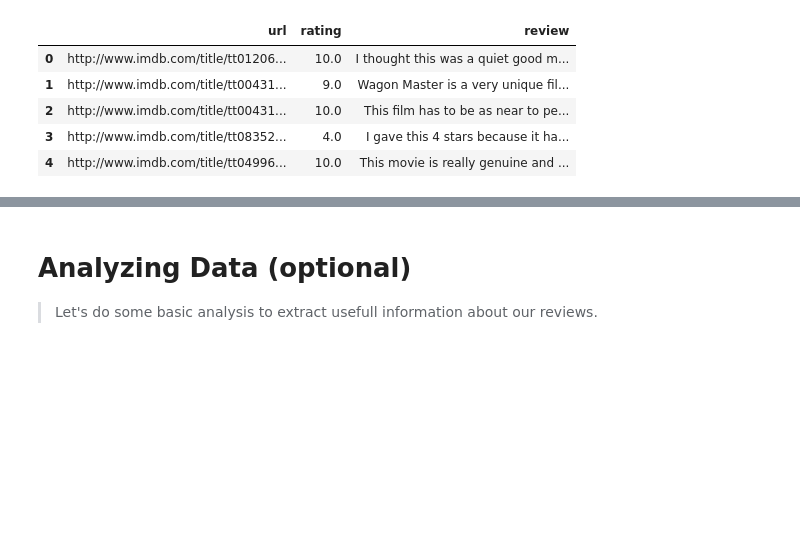
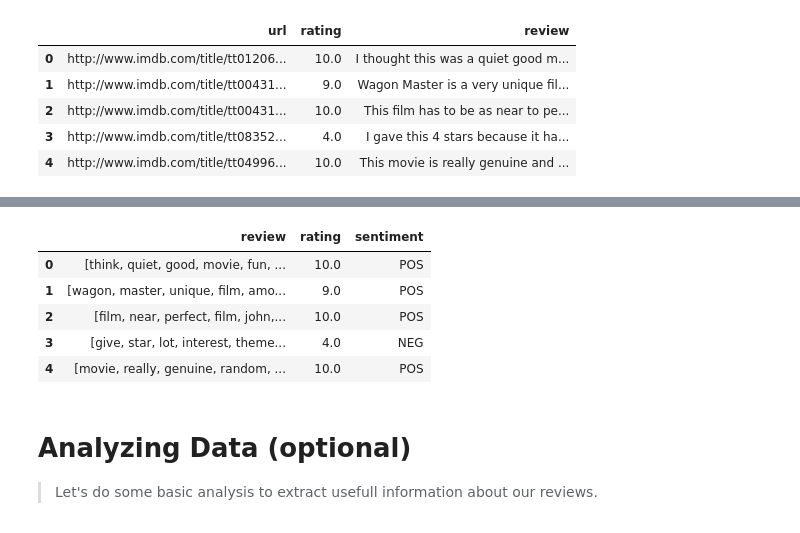
Before and after one commit to EliasEconomou/AI2-Natural-Language-Processing, a Jupyter notebook: Natural_Language_Processing_1.ipynb, the cells around one changed output, grey strips where cells are left out. Saved outputs shown, nothing was run; the diff lists cells and outputs as text; code cells hidden in the pictures; blank space fills up the shorter version.

```diff
--- a/Natural_Language_Processing_1.ipynb
+++ b/Natural_Language_Processing_1.ipynb
@@ -66,0 +132,8 @@ initDF.head()
+# %%
+def lemmatize_words(words):
+  lemmatizer = WordNetLemmatizer()
+  # We'll lematize nouns and verbs
+  words = [lemmatizer.lemmatize(noun, "n") for noun in words]
+  words = [lemmatizer.lemmatize(verb, "v") for verb in words]
+
+  return words
@@ -172,3 +171,14 @@ lemmatisedDF
+# %%
+lemmatisedDF = lemmatize_dataframe(tokenisedDF)
+lemmatisedDF = pd.DataFrame(lemmatisedDF)
+lemmatisedDF.head()
+# %% [output]
+|  | review | rating | sentiment |
+| 0 | [think, quiet, good, movie, fun, ... | 10.0 | POS |
+| 1 | [wagon, master, unique, film, amo... | 9.0 | POS |
+| 2 | [film, near, perfect, film, john,... | 10.0 | POS |
+| 3 | [give, star, lot, interest, theme... | 4.0 | NEG |
+| 4 | [movie, really, genuine, random, ... | 10.0 | POS |
 # %% [markdown]
 # **Analyzing Data (optional)**
 
```
Also changed, not shown: parts of 26 cells of this notebook.
